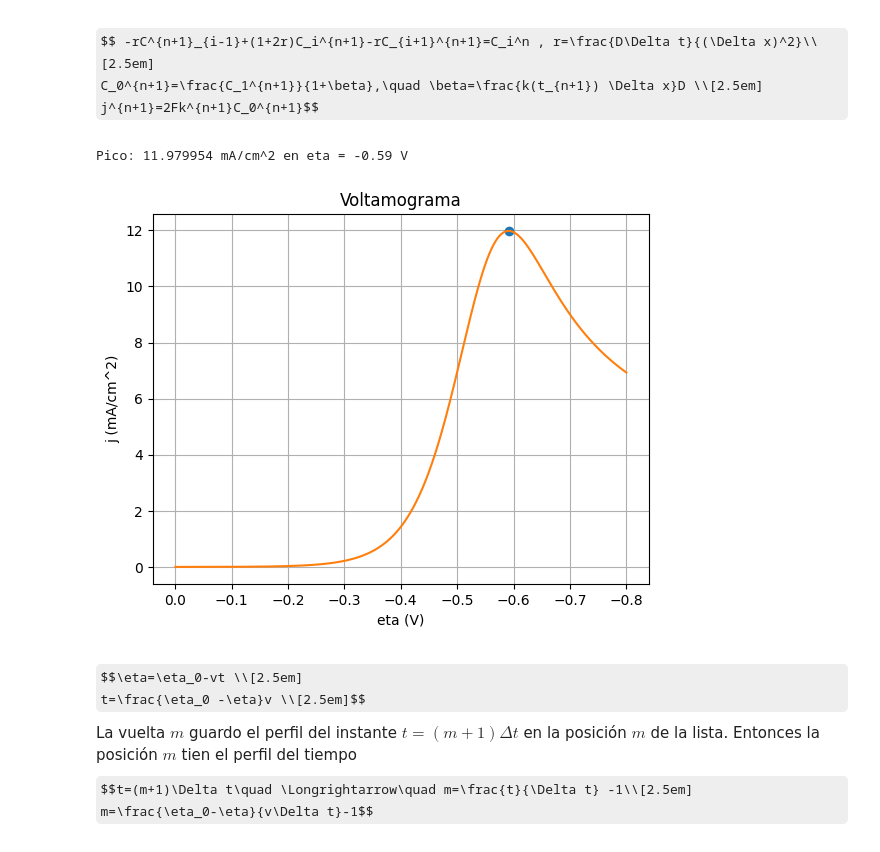
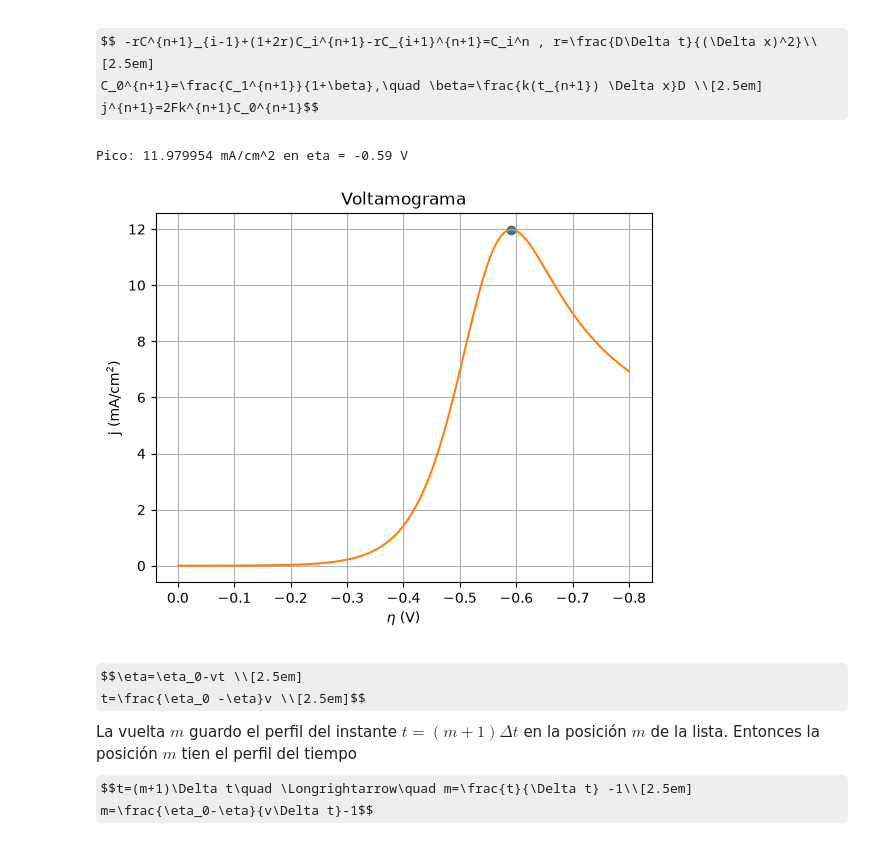
Before and after one commit to jer-vallejo/co2rr-diffusion-model, a Jupyter notebook: Etapa_3.ipynb, the cells around one changed output. Saved outputs shown, nothing was run; the diff lists cells and outputs as text; code cells hidden in the pictures; some formulas as TeX source.

```diff
--- a/Etapa_3.ipynb
+++ b/Etapa_3.ipynb
@@ -94,27 +94,27 @@ def simular_C(N, dt):
 # %%
 eta_C, j_C, C_final_C, perfiles_C = simular_C(N, 0.01)
 
 j_max = 0
 eta_pico = 0
 
 for m in range(len(j_C)):
     if j_C[m] > j_max:
         j_max = j_C[m]
         eta_pico = eta_C[m]
 
 print(f"Pico: {j_max/10:2f} mA/cm^2 en eta = {eta_pico:.2f} V")
 
 plt.plot(eta_pico,j_max/10,"o")
 plt.plot(eta_C, j_C / 10)
-plt.xlabel("eta (V)")
-plt.ylabel("j (mA/cm^2)")
+plt.xlabel(r"$\eta$ (V)")
+plt.ylabel("j (mA/cm$^2$)")
 plt.title("Voltamograma")
 plt.grid(True)
 plt.gca().invert_xaxis()
 plt.show()
 # %% [output]
 Pico: 11.979954 mA/cm^2 en eta = -0.59 V
-[figure, old version]
+[figure, new version]
 # %% [markdown]
 $$\eta=\eta_0-vt \\[2.5em]
 t=\frac{\eta_0 -\eta}v \\[2.5em]$$
```
Also changed, not shown: parts of 1 cell of this notebook, 2 other files.
